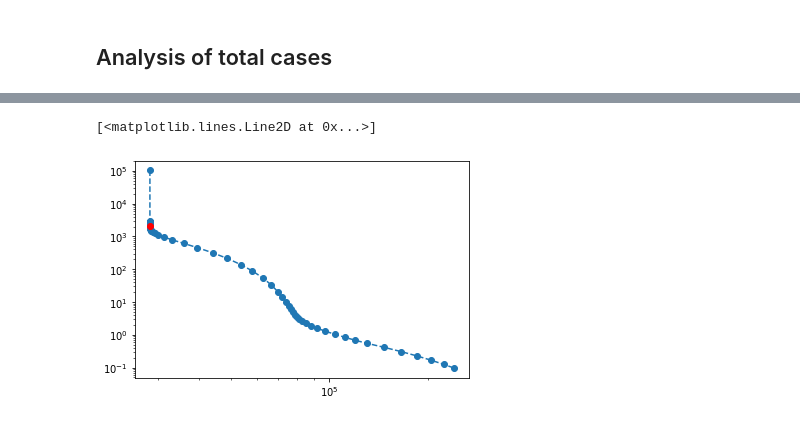
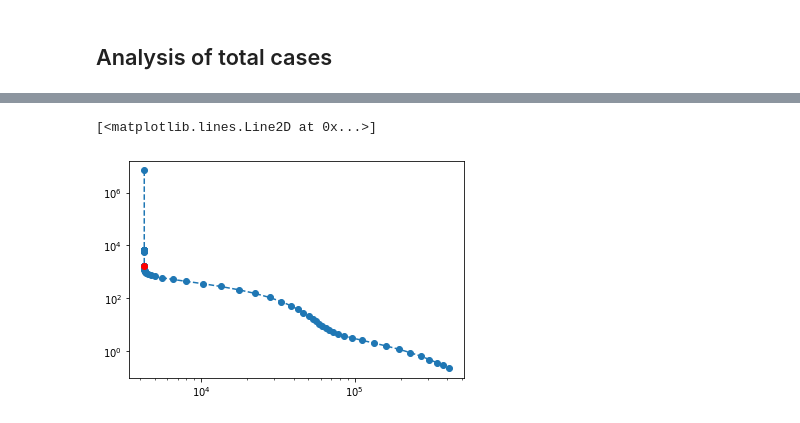
Before and after one commit to dwu402/pypei, a Jupyter notebook: samoa.ipynb, the cells around one changed output, grey strips where cells are left out. Cells and saved outputs as stored; diff of their text form; code cells hidden in the pictures.

```diff
--- a/samoa.ipynb
+++ b/samoa.ipynb
@@ -38,8 +38,10 @@ times = raw_times[start:(-clip if clip else None)]
 data = raw_data[start:(-clip if clip else None)]
 cumdata = raw_cumdata[start:(-clip if clip else None)]
 # %%
-additional_times = [75,83,86,87,89,90,91]
-additional_cumdata = [716,1174,1644,1797,2194,2437,2686]
+additional_times = [33,35,56,60,68, 75,83,86,87,89,90,91,92]
+additional_cumdata = [28,36,169,314,513, 716,1174,1644,1797,2194,2437,2686,2936]
 
-times = times + additional_times
-cumdata = np.concatenate([cumdata,additional_cumdata])
+# times = times + additional_times
+# cumdata = np.concatenate([cumdata,additional_cumdata])
+times = np.array(additional_times)
+cumdata = np.array(additional_cumdata)
@@ -89,10 +94,10 @@ f2_ex = ca.Function('f2_ex', [solver_setup['x']], [objective.obj_2])
 getx = ca.Function('getx', [solver_setup['x']], model.xs)
 getp = ca.Function('getx', [solver_setup['x']], model.ps)
 # %%
-c0 = [np.ones(config['basis_number']) for _ in range(4)]
+c0 = [max(cumdata)*np.ones(config['basis_number']) for _ in range(4)]
 x0 = np.hstack([*c0, p0])
 lbx = [-np.inf]*(config['basis_number']*4) + [0]*len(config['regularisation_value'])
-alpha = 1e2
+alpha = 5e2
 # %%
 pure_solve = solver(x0=x0, p=[0, 0], lbx=lbx, lbg=0)
 # %% [output]
@@ -129,7 +134,6 @@ for p in prange:
         'x0': xguess,
         'p': [p, alpha],
         'lbx': lbx,
-        'ubx': 150000,
         'lbg': 0,
         'ubg': 150000
     }
@@ -156,2 +160,13 @@ Total number of equality constraints.................:        0
 # %%
 fsvals = np.array([(float(f1_ex(s['x'])), float(f2_ex(s['x']))) for s in sols])
+# %%
+idx = 28
+plt.plot(prange, [float(s['x'][-3]) for s in sols], 'o-', label=r'$\alpha$')
+plt.plot(prange, [float(s['x'][-2]) for s in sols], 'o-', label=r'$\beta$')
+plt.plot(prange, [float(s['x'][-1]) for s in sols], 'o-', label=r'$\gamma$')
+for q in p0:
+    plt.axhline(q, color='k')
+plt.xscale('log')
+plt.yscale('log')
+plt.axvline(prange[idx], color='r')
+plt.legend()
@@ -158,6 +176,6 @@ fsvals = np.array([(float(f1_ex(s['x'])), float(f2_ex(s['x']))) for s in sols])
 # %%
 plt.loglog(*fsvals.T, 'o--',)
-plt.loglog(*fsvals[35], 'ro')
+plt.loglog(*fsvals[idx], 'ro')
 # %% [output]
 [<matplotlib.lines.Line2D at 0x...>]
-[figure, old version]
+[figure, new version]
```
Also changed, not shown: parts of 25 cells of this notebook, 1 other file.
